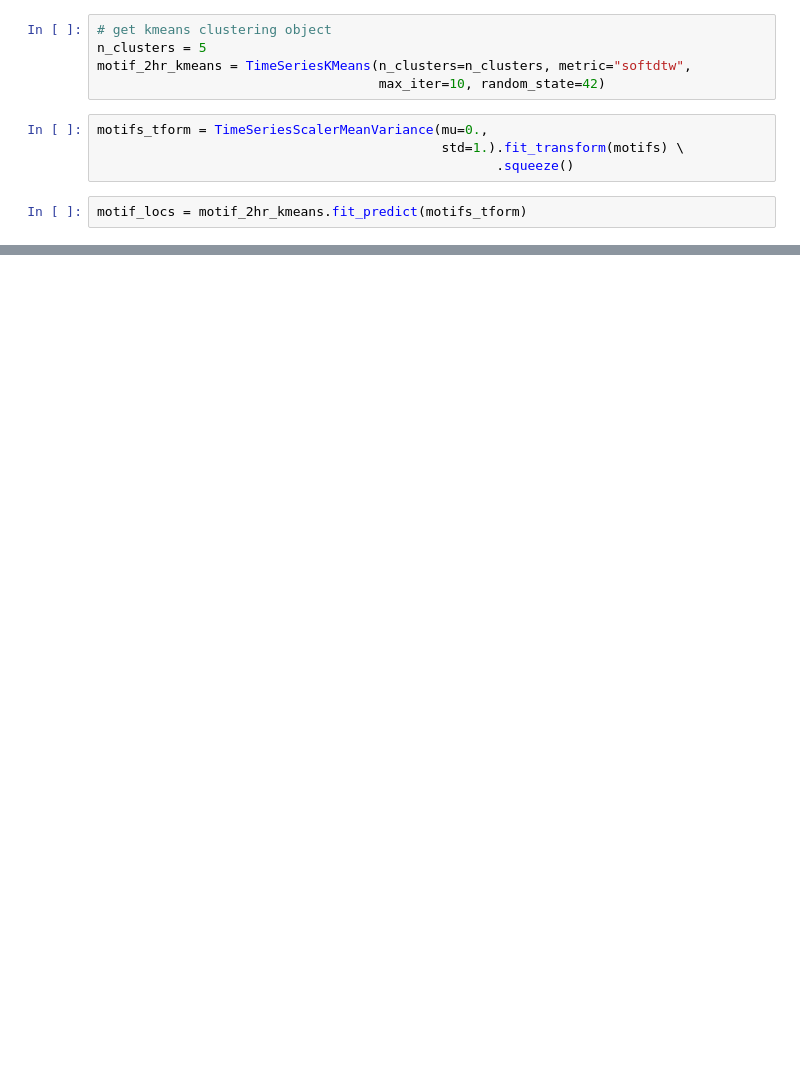
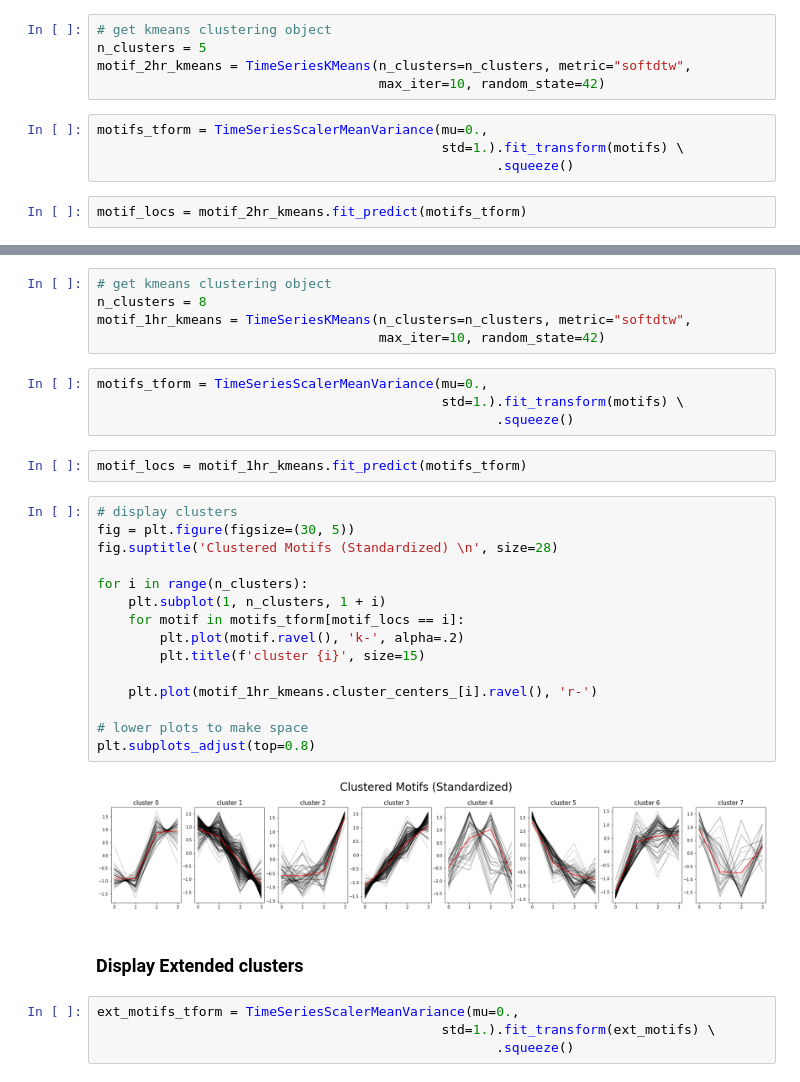
Before and after one commit to itberrios/algotrading, a Jupyter notebook: descriptive_analytics/motifs/motifs_aapl_15min.ipynb, the cells around one changed output, grey strips where cells are left out. Saved outputs shown, nothing was run; the diff lists cells and outputs as text; blank space fills up the shorter version.

```diff
--- a/descriptive_analytics/motifs/motifs_aapl_15min.ipynb
+++ b/descriptive_analytics/motifs/motifs_aapl_15min.ipynb
@@ -383,0 +460,34 @@ We can see that their are 84 falling clusters and 91 rising clusters, indicating
+# %%
+# get kmeans clustering object
+n_clusters = 8
+motif_1hr_kmeans = TimeSeriesKMeans(n_clusters=n_clusters, metric="softdtw",
+                                    max_iter=10, random_state=42)
+# %%
+motifs_tform = TimeSeriesScalerMeanVariance(mu=0.,
+                                            std=1.).fit_transform(motifs) \
+                                                   .squeeze()
+# %%
+motif_locs = motif_1hr_kmeans.fit_predict(motifs_tform)
+# %%
+# display clusters
+fig = plt.figure(figsize=(30, 5))
+fig.suptitle('Clustered Motifs (Standardized) \n', size=28)
+
+for i in range(n_clusters):
+    plt.subplot(1, n_clusters, 1 + i)
+    for motif in motifs_tform[motif_locs == i]:
+        plt.plot(motif.ravel(), 'k-', alpha=.2)
+        plt.title(f'cluster {i}', size=15)
+
+    plt.plot(motif_1hr_kmeans.cluster_centers_[i].ravel(), 'r-')
+
+# lower plots to make space
+plt.subplots_adjust(top=0.8)
+# %% [output]
+[figure, added]
+# %% [markdown]
+### Display Extended clusters
+# %%
+ext_motifs_tform = TimeSeriesScalerMeanVariance(mu=0.,
+                                            std=1.).fit_transform(ext_motifs) \
+                                                   .squeeze()
```
Also changed, not shown: parts of 32 cells of this notebook.
